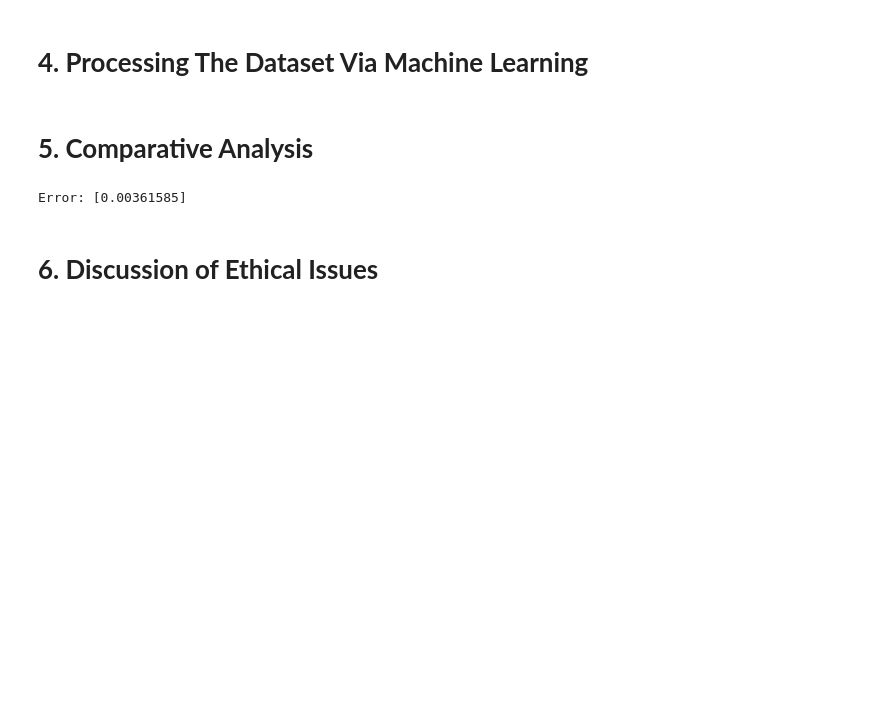
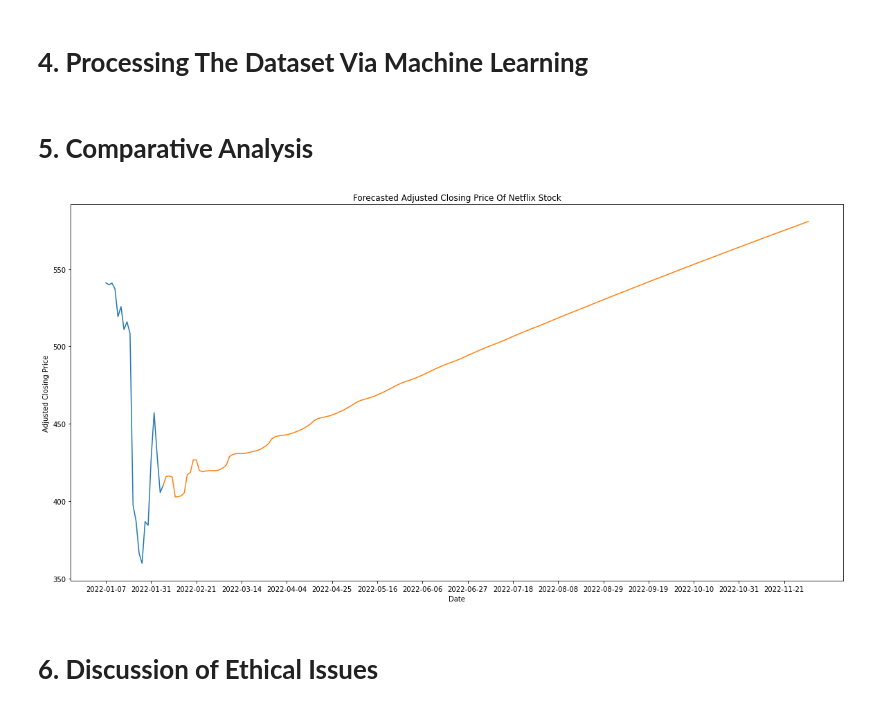
Before and after one commit to Ravi-Raghavan/ECE_443_Term_Project, a Jupyter notebook: NetflixStockPrices.ipynb, the cells around one changed output. Saved outputs shown, nothing was run; the diff lists cells and outputs as text; code cells hidden in the pictures; blank space fills up the shorter version.

Commit message:
Finished making Linear Regression Model

```diff
--- a/NetflixStockPrices.ipynb
+++ b/NetflixStockPrices.ipynb
@@ -145,13 +150,44 @@ X_test = pca.inverse_transform(pca.transform(X_test))
 model1 = LinearRegression().fit(X_train, Y_train)
 # %% [markdown]
 # **5. Comparative Analysis**
-# %%
-N, P = X_test.shape
-prediction = model1.predict(X_test)
-error = sum([((actual_label - predicted_label) / actual_label) ** 2 for predicted_label, actual_label in zip(prediction, Y_test)]) / N
-print(f"Error: {error}")
-# %% [output]
-Error: [0.00361585]
+# %%
+N, P = X_test.shape
+prediction = model1.predict(X_test)
+error = sum([((actual_label - predicted_label) / actual_label) ** 2 for predicted_label, actual_label in zip(prediction, Y_test)]) / N
+
+data_size = netflix_stock_prices.shape
+num_rows = 214
+previous_two_weeks = Y[-14: ]
+feature_array = np.zeros((1, 4))
+forecasts = np.zeros((num_rows + 1, 1))
+
+for day in range(num_rows):
+    feature_array[0][0] = np.mean(previous_two_weeks)
+    feature_array[0][1] = np.std(previous_two_weeks)
+    feature_array[0][2] = np.amax(previous_two_weeks)
+    feature_array[0][3] = np.amin(previous_two_weeks)
+
+    feature_array = datascaler.transform(feature_array)
+    forecasts[day + 1] = model1.predict(feature_array)
+    previous_two_weeks = previous_two_weeks[1: ]
+    previous_two_weeks = np.concatenate((previous_two_weeks, np.array([forecasts[day + 1]])), axis = 0)
+
+adjusted_closing_prices = netflix_stock_prices[['Adj Close']].tail(20)
+forecasts[0] = np.array([Y[-1]])
+future_stock_predictions = pd.DataFrame({"Forecasts": forecasts.flatten()}, index=pd.date_range(start= netflix_stock_prices.index[-1], periods=len(forecasts), freq="B", inclusive = "both").format(formatter=lambda x: x.strftime('%Y-%m-%d')))
+
+plt.rcParams["figure.figsize"] = (20,10)
+fig, ax = plt.subplots()
+ax.set_title("Forecasted Adjusted Closing Price Of Netflix Stock")
+ax.set_xlabel("Date")
+ax.set_ylabel("Adjusted Closing Price")
+
+ax.plot(adjusted_closing_prices['Adj Close'])
+ax.plot(future_stock_predictions["Forecasts"])
+ax.xaxis.set_major_locator(mticker.IndexLocator( base = 15, offset = 0))
+plt.show()
+# %% [output]
+[figure, added]
 # %% [markdown]
 # **6. Discussion of Ethical Issues**
 # %% [markdown]
```
Also changed, not shown: parts of 2 cells of this notebook.
